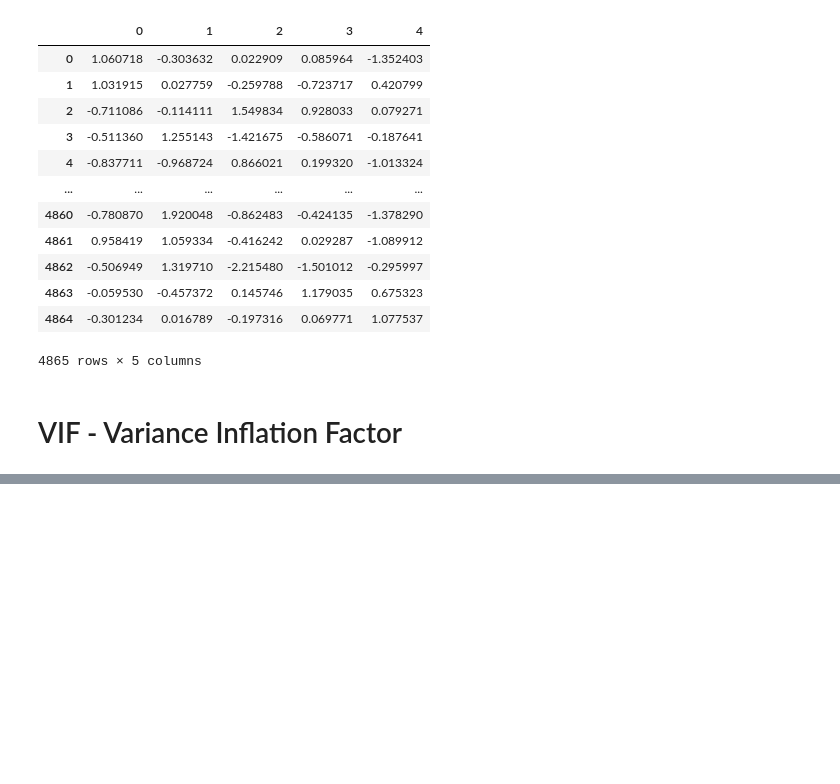
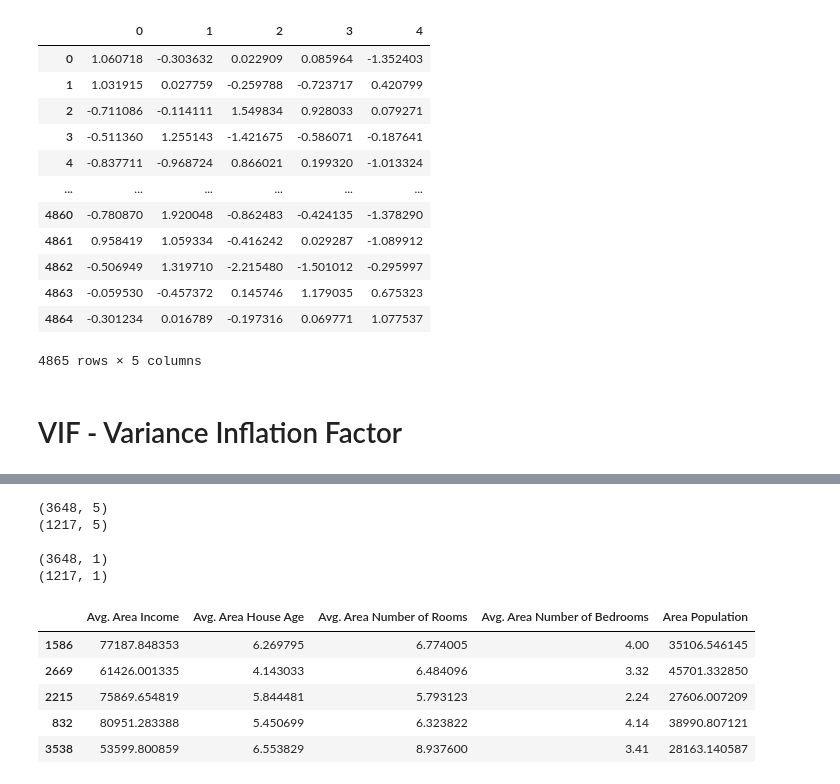
Before and after one commit to Selvam-DG/Data_Science, a Jupyter notebook: Machine_Learning/class/Linear Regression.ipynb, the cells around one changed output, grey strips where cells are left out. Saved outputs shown, nothing was run; the diff lists cells and outputs as text; code cells hidden in the pictures; blank space fills up the shorter version.

```diff
--- a/Machine_Learning/class/Linear Regression.ipynb
+++ b/Machine_Learning/class/Linear Regression.ipynb
@@ -307,0 +333,24 @@ pd.DataFrame(x_scaled)
+# %%
+x_train,x_test,y_train,y_test = train_test_split(x,y,train_size = 0.75,random_state = 101)
+# random_state means fixing the splitting data in random
+
+print(x_train.shape)
+print(x_test.shape)
+print()
+print(y_train.shape)
+print(y_test.shape)
+# %% [output]
+(3648, 5)
+(1217, 5)
+
+(3648, 1)
+(1217, 1)
+# %%
+x_train.head()
+# %% [output]
+|  | Avg. Area Income | Avg. Area House Age | Avg. Area Number of Rooms | Avg. Area Number of Bedrooms | Area Population |
+| 1586 | 77187.848353 | 6.269795 | 6.774005 | 4.00 | 35106.546145 |
+| 2669 | 61426.001335 | 4.143033 | 6.484096 | 3.32 | 45701.332850 |
+| 2215 | 75869.654819 | 5.844481 | 5.793123 | 2.24 | 27606.007209 |
+| 832 | 80951.283388 | 5.450699 | 6.323822 | 4.14 | 38990.807121 |
+| 3538 | 53599.800859 | 6.553829 | 8.937600 | 3.41 | 28163.140587 |
```
Also changed, not shown: parts of 21 cells of this notebook.
